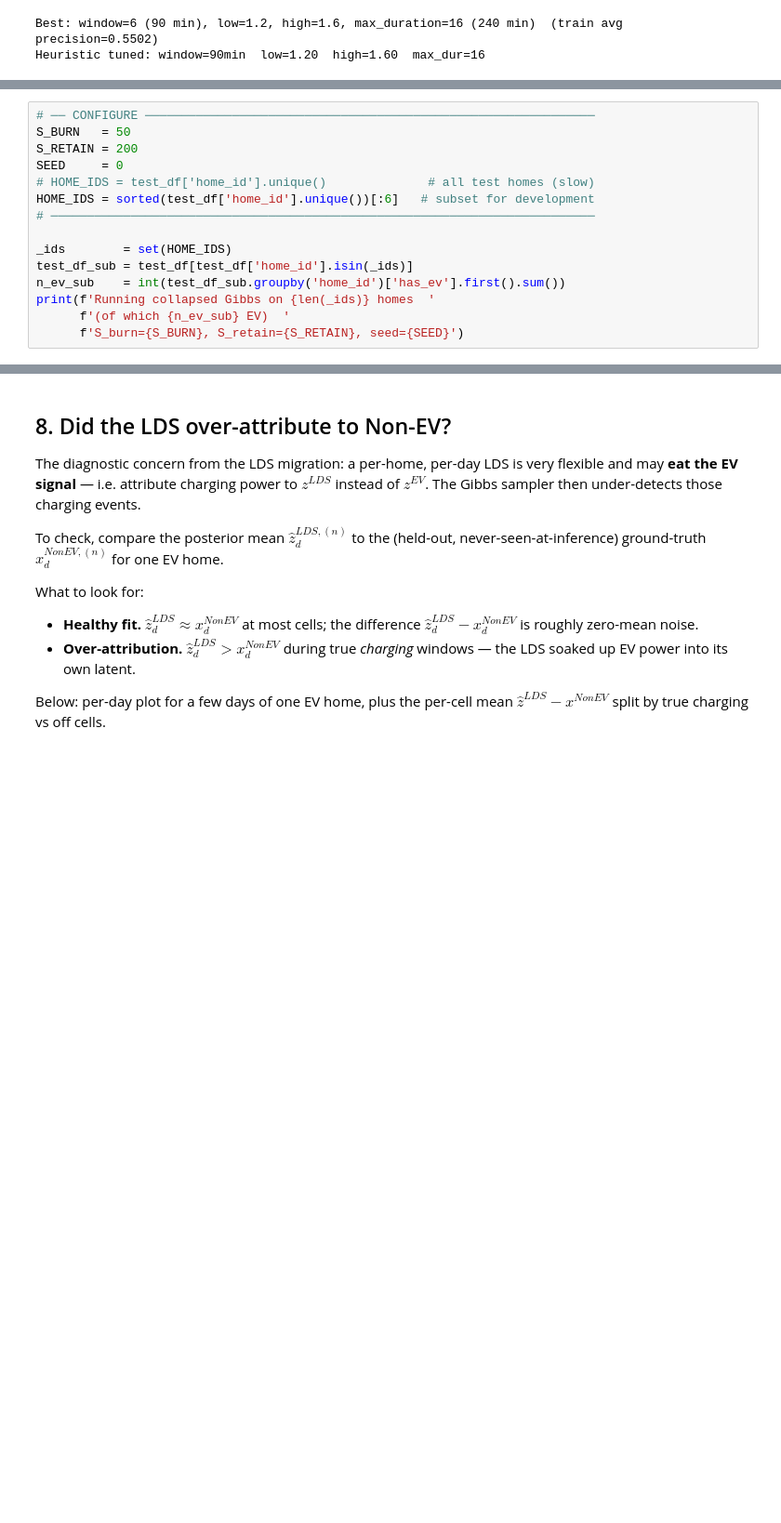
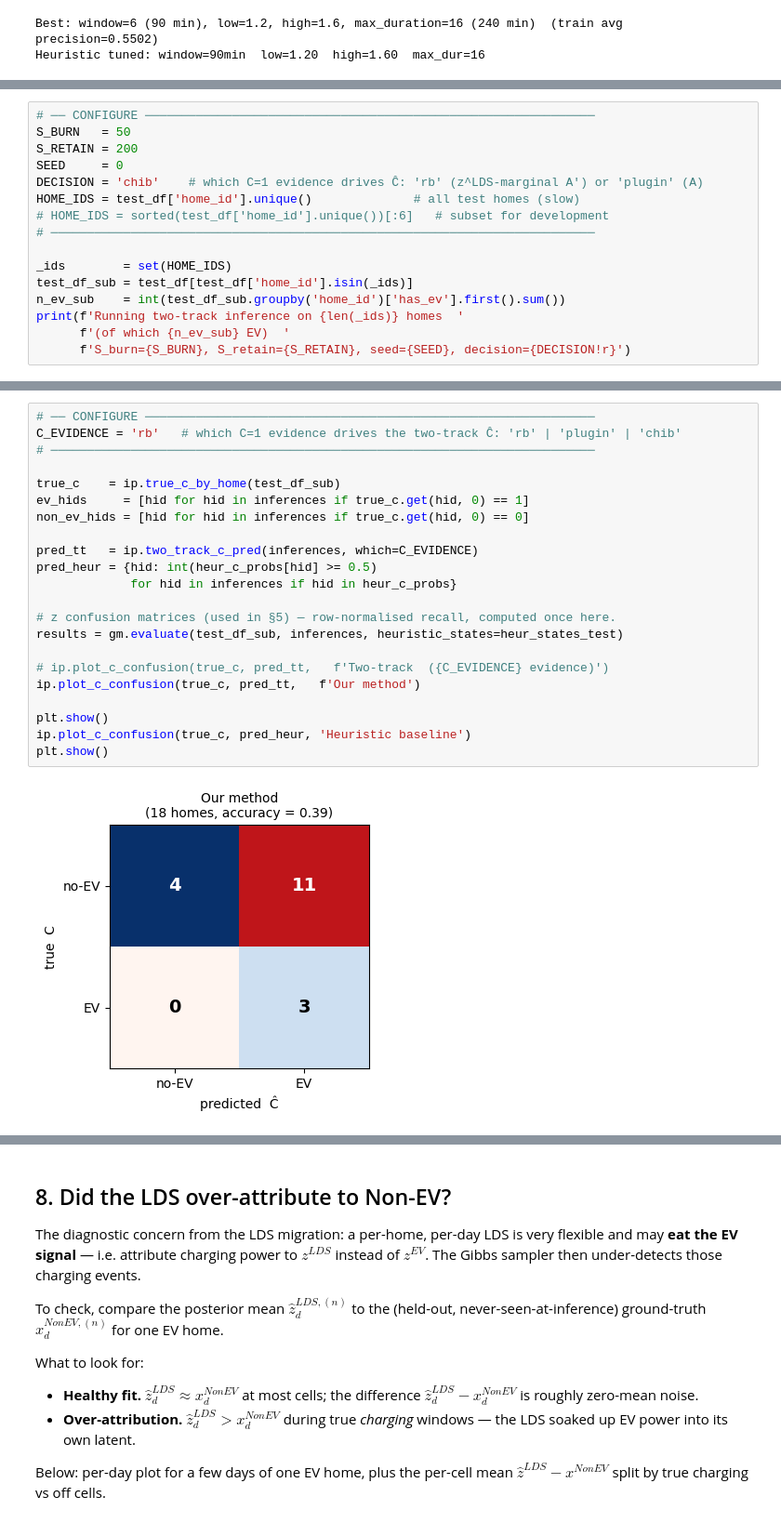
Before and after one commit to jackellishsieh/residential-power-forecasting, a Jupyter notebook: notebooks/jack/infer-model.ipynb, the cells around one changed output, grey strips where cells are left out. Shown at 93% size. Saved outputs shown, nothing was run; the diff lists cells and outputs as text; blank space fills up the shorter version.

```diff
--- a/notebooks/jack/infer-model.ipynb
+++ b/notebooks/jack/infer-model.ipynb
@@ -109,14 +127,15 @@ iter), so restrict `HOME_IDS` to a manageable subset during development.
 S_BURN   = 50
 S_RETAIN = 200
 SEED     = 0
-# HOME_IDS = test_df['home_id'].unique()              # all test homes (slow)
-HOME_IDS = sorted(test_df['home_id'].unique())[:6]   # subset for development
+DECISION = 'chib'    # which C=1 evidence drives Ĉ: 'rb' (z^LDS-marginal A′) or 'plugin' (A)
+HOME_IDS = test_df['home_id'].unique()              # all test homes (slow)
+# HOME_IDS = sorted(test_df['home_id'].unique())[:6]   # subset for development
 # ───────────────────────────────────────────────────────────────────────────
 
 _ids        = set(HOME_IDS)
 test_df_sub = test_df[test_df['home_id'].isin(_ids)]
 n_ev_sub    = int(test_df_sub.groupby('home_id')['has_ev'].first().sum())
-print(f'Running collapsed Gibbs on {len(_ids)} homes  '
+print(f'Running two-track inference on {len(_ids)} homes  '
       f'(of which {n_ev_sub} EV)  '
-      f'S_burn={S_BURN}, S_retain={S_RETAIN}, seed={SEED}')
+      f'S_burn={S_BURN}, S_retain={S_RETAIN}, seed={SEED}, decision={DECISION!r}')
 # %% [output]
@@ -220,0 +162,24 @@ z confusion — EV homes (C_true=1)  (N=2 homes)
+# %%
+# ── CONFIGURE ──────────────────────────────────────────────────────────────
+C_EVIDENCE = 'rb'   # which C=1 evidence drives the two-track Ĉ: 'rb' | 'plugin' | 'chib'
+# ───────────────────────────────────────────────────────────────────────────
+
+true_c    = ip.true_c_by_home(test_df_sub)
+ev_hids     = [hid for hid in inferences if true_c.get(hid, 0) == 1]
+non_ev_hids = [hid for hid in inferences if true_c.get(hid, 0) == 0]
+
+pred_tt   = ip.two_track_c_pred(inferences, which=C_EVIDENCE)
+pred_heur = {hid: int(heur_c_probs[hid] >= 0.5)
+             for hid in inferences if hid in heur_c_probs}
+
+# z confusion matrices (used in §5) — row-normalised recall, computed once here.
+results = gm.evaluate(test_df_sub, inferences, heuristic_states=heur_states_test)
+
+# ip.plot_c_confusion(true_c, pred_tt,   f'Two-track  ({C_EVIDENCE} evidence)')
+ip.plot_c_confusion(true_c, pred_tt,   f'Our method')
+
+plt.show()
+ip.plot_c_confusion(true_c, pred_heur, 'Heuristic baseline')
+plt.show()
+# %% [output]
+[figure, added]
```
Also changed, not shown: parts of 37 cells of this notebook, 13 other files.
